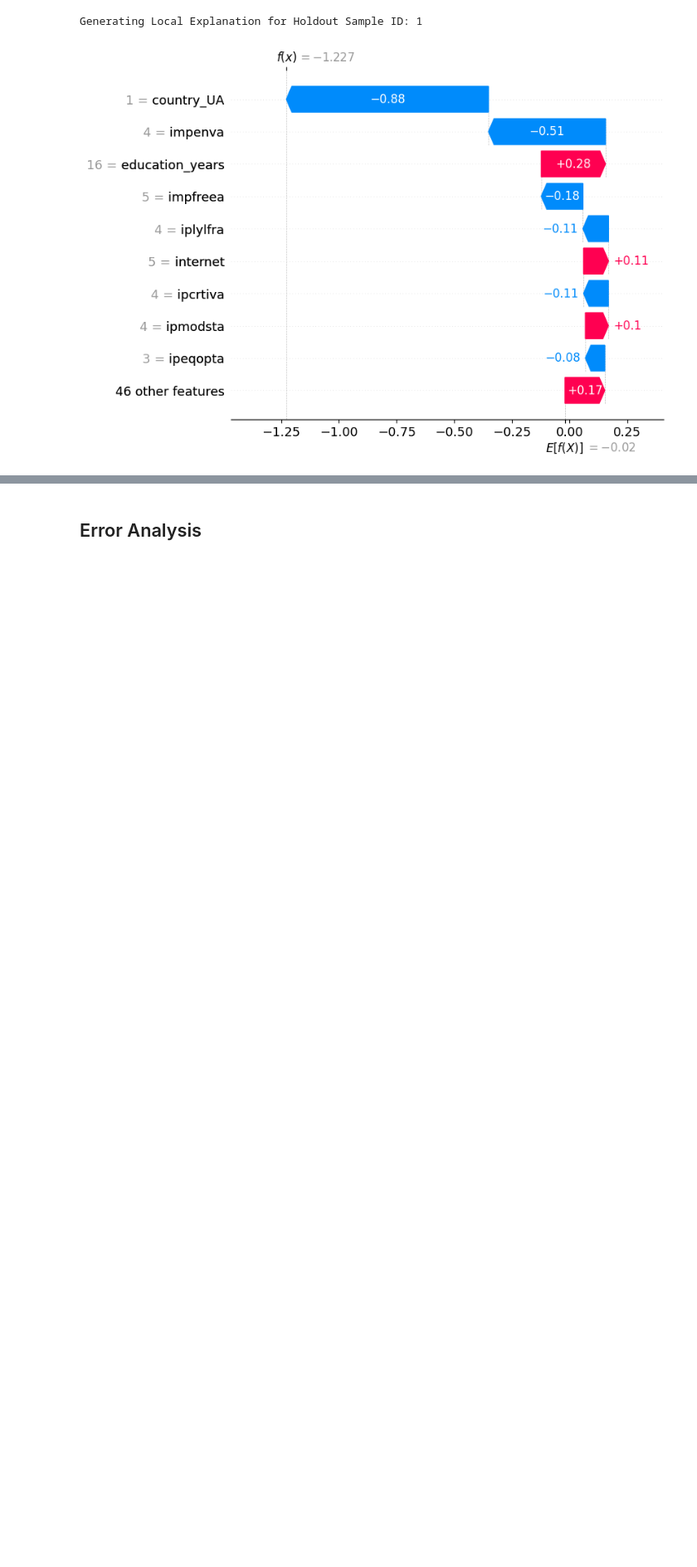
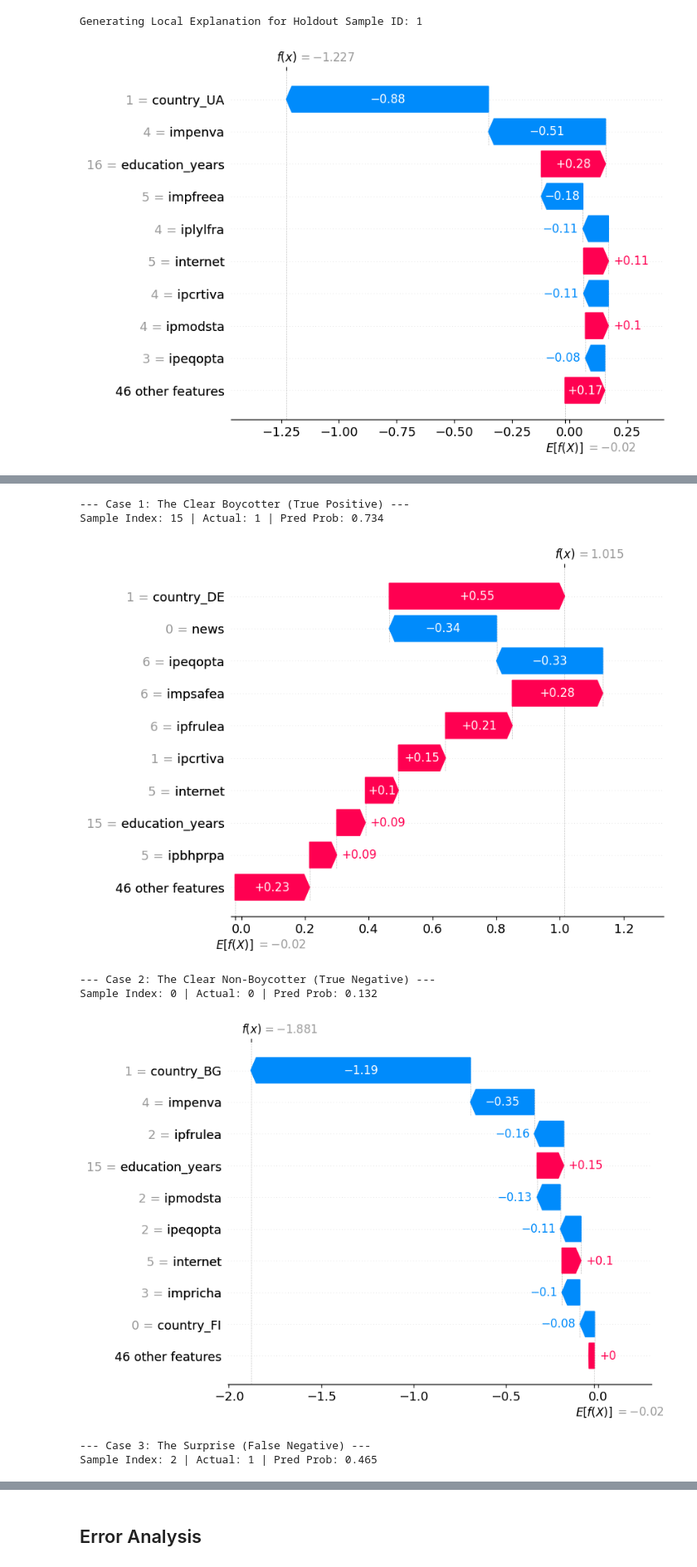
Before and after one commit to kchua675/Thesis, a Jupyter notebook: Thesis.ipynb, the cells around one changed output, grey strips where cells are left out. Shown at 83% size. Drawn from its saved outputs; the diff is of its cells as text; code cells hidden in the pictures; blank space fills up the shorter version.

```diff
--- a/Thesis.ipynb
+++ b/Thesis.ipynb
@@ -1481,0 +1620,45 @@ Generating Local Explanation for Holdout Sample ID: 1
+# %%
+import numpy as np
+import shap
+
+# 1. Get predictions and probabilities from your holdout set
+y_holdout_pred = final_pipeline.predict(X_holdout)
+y_holdout_proba = final_pipeline.predict_proba(X_holdout)[:, 1]
+
+# 2. Identify indices for the 4 scenarios
+# True Positive (TP): Model correctly predicted a boycott
+tp_idx = np.where((y_holdout == 1) & (y_holdout_pred == 1))[0][0]
+
+# True Negative (TN): Model correctly predicted no boycott
+tn_idx = np.where((y_holdout == 0) & (y_holdout_pred == 0))[0][0]
+
+# False Negative (FN): The 'Surprise' - they boycotted, but the model missed it
+fn_idx = np.where((y_holdout == 1) & (y_holdout_pred == 0))[0][0]
+
+# Boundary Case: The person the model is most 'unsure' about (closest to 0.5)
+boundary_idx = np.argmin(np.abs(y_holdout_proba - 0.5))
+
+case_indices = {
+    "Case 1: The Clear Boycotter (True Positive)": tp_idx,
+    "Case 2: The Clear Non-Boycotter (True Negative)": tn_idx,
+    "Case 3: The Surprise (False Negative)": fn_idx,
+    "Case 4: The Boundary Case (Uncertain)": boundary_idx
+}
+
+# 3. Generate waterfall plots using the original 'shap_values' object
+# This will show 'impenva', 'ipcrtiva', 'gender_2', etc.
+for title, idx in case_indices.items():
+    print(f"\n--- {title} ---")
+    print(f"Sample Index: {idx} | Actual: {y_holdout.iloc[idx]} | Pred Prob: {y_holdout_proba[idx]:.3f}")
+
+    # Use the original shap_values calculated before aggregation
+    shap.plots.waterfall(shap_values[idx])
+# %% [output]
+--- Case 1: The Clear Boycotter (True Positive) ---
+Sample Index: 15 | Actual: 1 | Pred Prob: 0.734
+[figure, added]
+--- Case 2: The Clear Non-Boycotter (True Negative) ---
+Sample Index: 0 | Actual: 0 | Pred Prob: 0.132
+[figure, added]
+--- Case 3: The Surprise (False Negative) ---
+Sample Index: 2 | Actual: 1 | Pred Prob: 0.465
```
Also changed, not shown: parts of 4 cells of this notebook.
